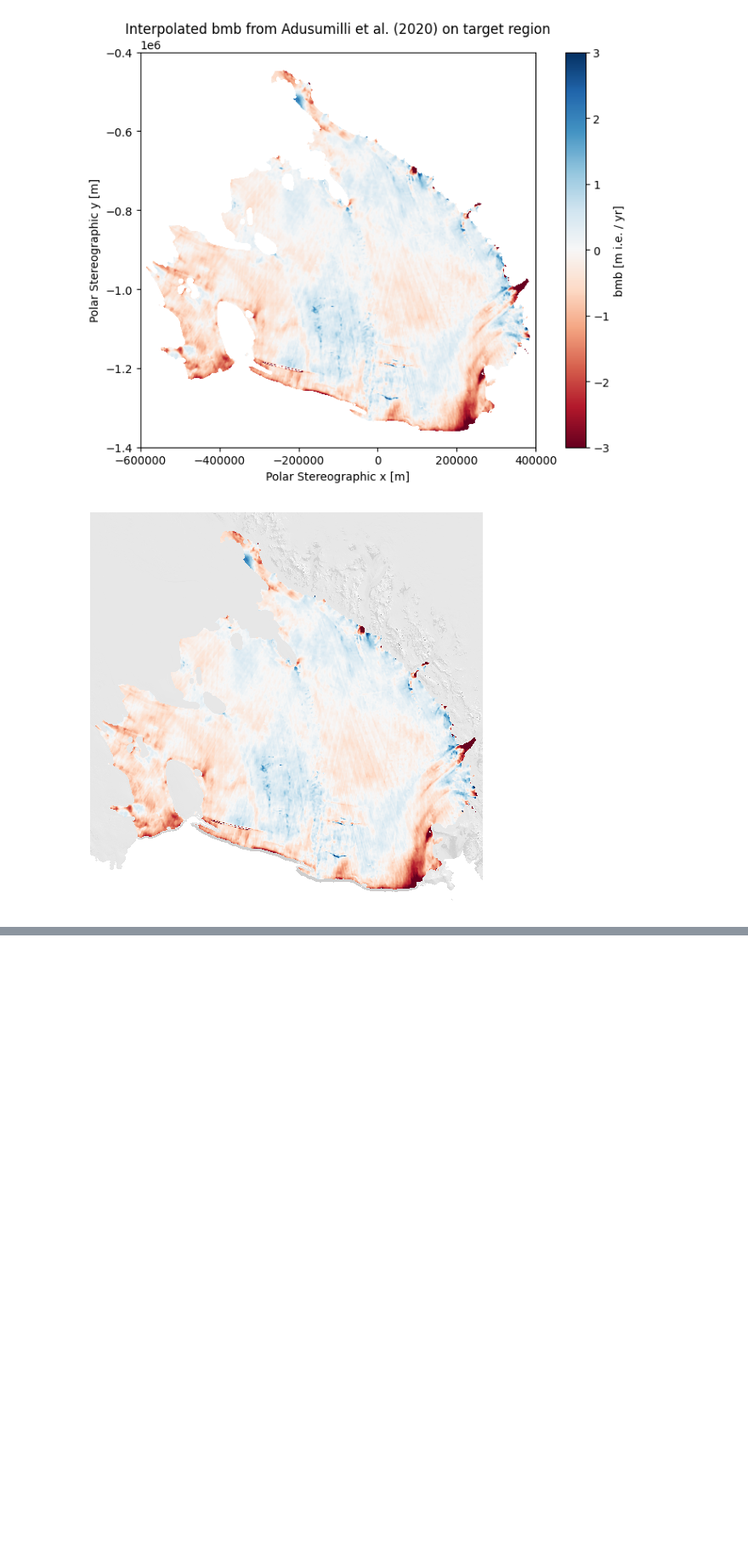
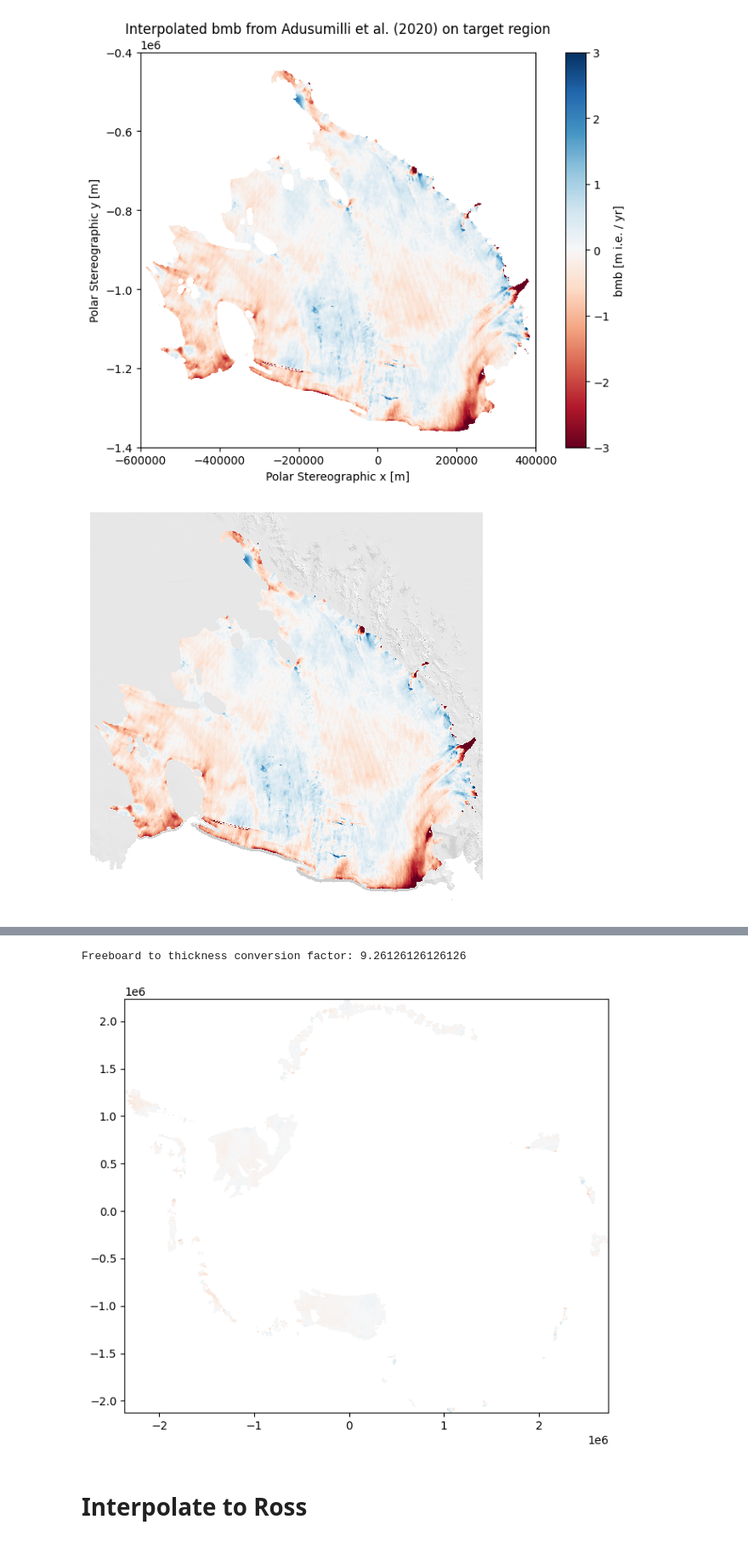
Before and after one commit to kimbente/FluxNet, a Jupyter notebook: preprocess_reference_adusumilli_et_al_2020.ipynb, the cells around one changed output, grey strips where cells are left out. Shown at 85% size. Saved outputs shown, nothing was run; the diff lists cells and outputs as text; code cells hidden in the pictures; blank space fills up the shorter version.

```diff
--- a/preprocess_reference_adusumilli_et_al_2020.ipynb
+++ b/preprocess_reference_adusumilli_et_al_2020.ipynb
@@ -191,0 +225,48 @@ plt.show()
+# %%
+# Specify your local path to the HDF5 file
+path_to_hc_file = "/home/kim/data/adusumulli/ANT_iceshelf_height_changes_RA_1994_2018_v0.h5"
+
+adusumulli_height_change = h5py.File(path_to_hc_file,'r')
+# %%
+rho_ow = 1028
+rho_ice = 917
+
+print("Freeboard to thickness conversion factor:", (1 + rho_ice/ (rho_ow - rho_ice)))
+# %% [output]
+Freeboard to thickness conversion factor: 9.26126126126126
+# %%
+# Read arrays
+# (436, 510)
+x = np.array(adusumulli_height_change["/x"])
+# (436, 510)
+y = np.array(adusumulli_height_change["/y"])
+
+# Freeboard change
+# (107, 436, 510)
+delta_h_altimetry = np.array(adusumulli_height_change['/h_alt'])
+# (107, 436, 510)
+delta_h_firn_correction = np.array(adusumulli_height_change['/h_firn'])
+
+# Firn adjust and convert freeboard to thickness change (hydrostatic equilibrium)
+# scales by ~ 9.26
+# NOTE: appears to be change relative to 1994
+thickness_change = (delta_h_altimetry - delta_h_firn_correction) * (1 + rho_ice/ (rho_ow - rho_ice))
+# Assume this is thickness change over 24 years
+# %%
+plt.figure(figsize = (8, 6))
+pcm = plt.pcolormesh(
+    x,
+    y,
+    thickness_change[10, :, :],  # convert from mm to m
+    cmap = "RdBu",
+    vmin = -50,
+    vmax = 50,
+    shading = "auto"
+)
+plt.gca().set_aspect('equal')
+plt.tight_layout()
+plt.show()
+# %% [output]
+[figure, added]
+# %% [markdown]
+# Interpolate to Ross
```
Also changed, not shown: parts of 15 cells of this notebook, 10 other files.
